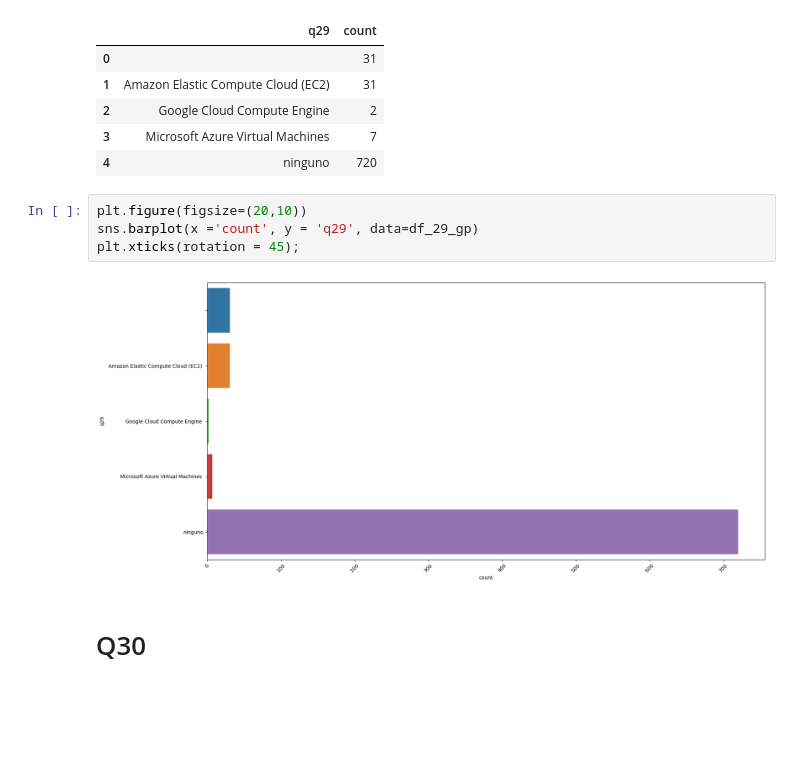
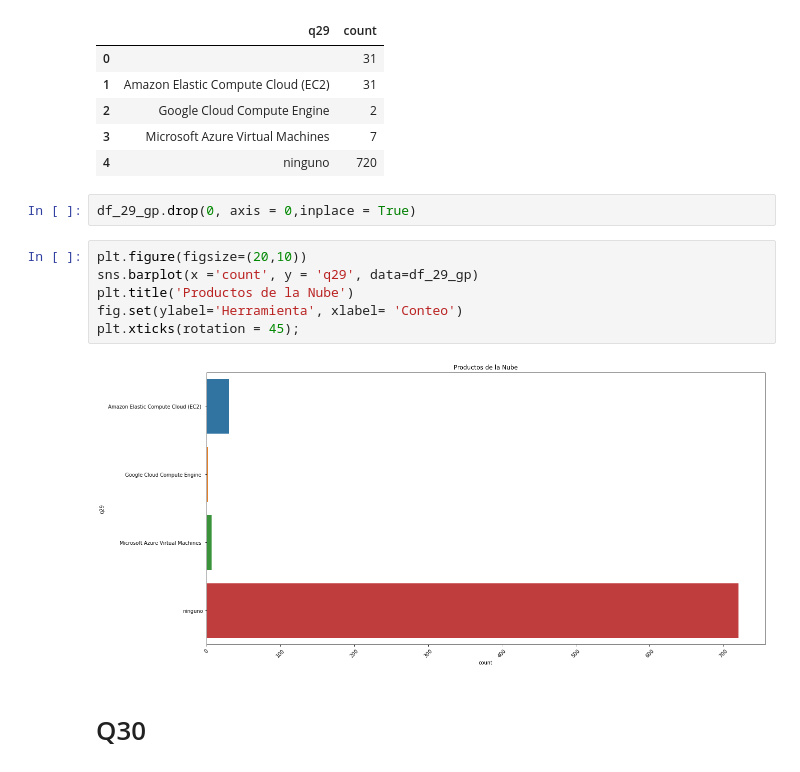
Before and after one commit to Adalab/project-DA-promo-b-modulo-2-team-2, a Jupyter notebook: HU3_visualización_herramientas.ipynb, the cells around one changed output. Cells and saved outputs as stored; diff of their text form; blank space fills up the shorter version.

```diff
--- a/HU3_visualización_herramientas.ipynb
+++ b/HU3_visualización_herramientas.ipynb
@@ -546,12 +546,16 @@ df_29_gp
 | 2 | Google Cloud Compute Engine | 2 |
 | 3 | Microsoft Azure Virtual Machines | 7 |
 | 4 | ninguno | 720 |
+# %%
+df_29_gp.drop(0, axis = 0,inplace = True)
 # %%
 plt.figure(figsize=(20,10))
 sns.barplot(x ='count', y = 'q29', data=df_29_gp)
+plt.title('Productos de la Nube')
+fig.set(ylabel='Herramienta', xlabel= 'Conteo')
 plt.xticks(rotation = 45);
 # %% [output]
-[figure, old version]
+[figure, new version]
 # %% [markdown]
 # Q30
 # %%
```
Also changed, not shown: parts of 18 cells of this notebook, 34 other files.
